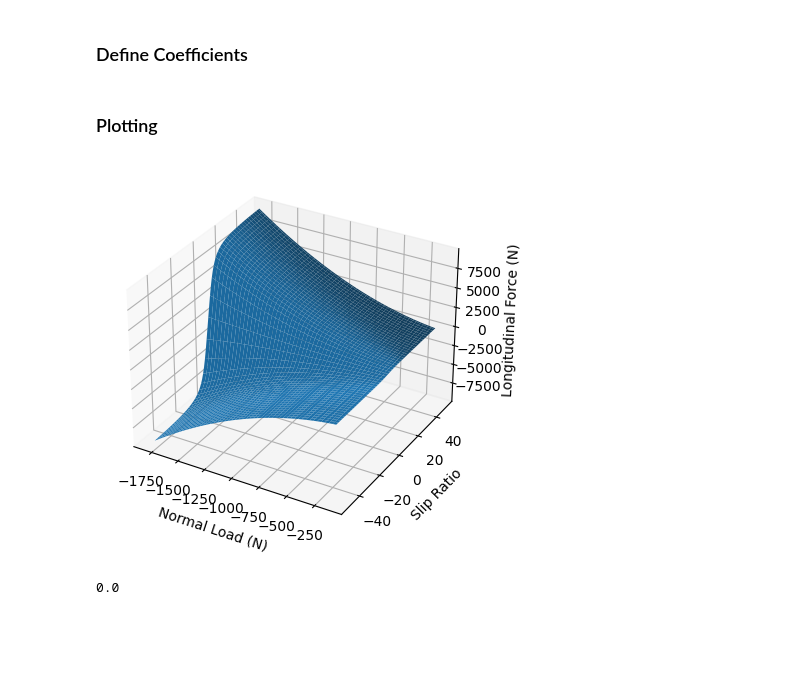
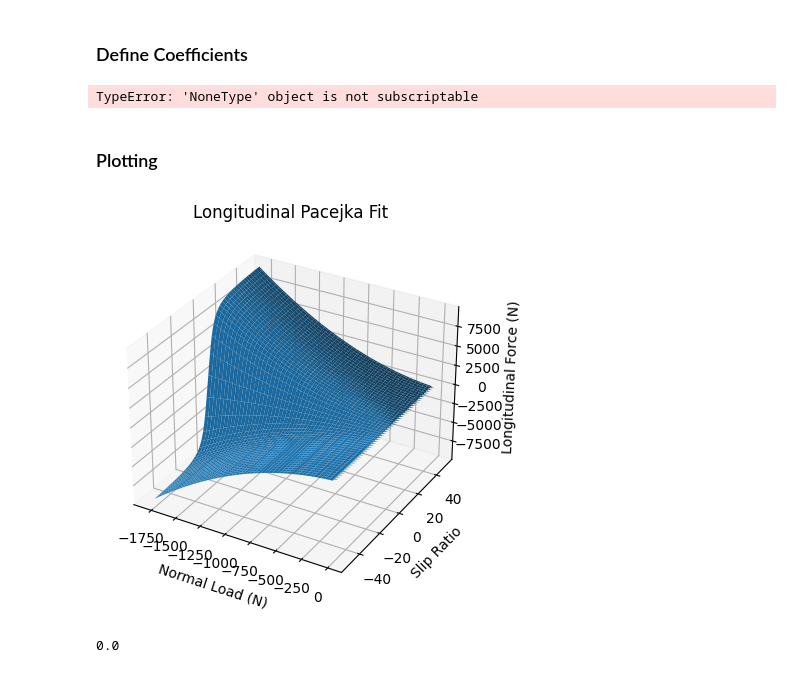
Before and after one commit to rhorvath02/tire_analysis, a Jupyter notebook: fitting/fits/fits/rear_long.ipynb, the cells around one changed output. Saved outputs shown, nothing was run; the diff lists cells and outputs as text; code cells hidden in the pictures; blank space fills up the shorter version.

```diff
--- a/fitting/fits/fits/rear_long.ipynb
+++ b/fitting/fits/fits/rear_long.ipynb
@@ -62,40 +63,45 @@ x_lst = df["FZ"].tolist()
 y_lst = [x * 100 for x in df["SL"].tolist()]
 z_lst = df["FX"].tolist()
 
-# coeffs = [0.3937541182391694, 4000.565626067823, 1099.213711223192, 199.63775272352947, 100.74737649619918, -0.7577632970620142, 1.0873551075590915, 0.0934101472746297, -2.096363666822987, 0.09514776104932565, -0.518114565354183, 1.5026174005554935, 0.23914830384366614, 0.32595818345258964]
+coeffs = [0.3937541182391694, 4000.565626067823, 1099.213711223192, 199.63775272352947, 100.74737649619918, -0.7577632970620142, 1.0873551075590915, 0.0934101472746297, -2.096363666822987, 0.09514776104932565, -0.518114565354183, 1.5026174005554935, 0.23914830384366614, 0.32595818345258964]
 correct_behavior = [0.46024966176377113, 4000.509873697152, 1097.1712081460967, 202.18848632159495, 100.8812198037175, -0.2557010431649166, 0.3066955241461764, 0.011822770671297778, -1.9521015799737094, 0, 0, 0, 0, 0]
 # correct_behavior = [1.1847851643921228, 1999.4071001909376, 1099.351591457873, 100.35588935509399, 100.30768138574598, -0.6430481840387927, 0.2066998423634806, 0.3842837256677387, -2.1307826732464523, 0.2914311314578536, 0.0986299084691391, 0.4355789271042124, 0.17768107586251225, -0.4862380426457774]
 # more accurate but wrong behavior = [0.8748442667479049, 1999.47432054268, 1097.4722565371883, 100.09467828037941, 99.37763450629173, -1.3233273247130537, -1.0987648872844422, 1.4447389157024, -1.9425305997817333, 0.24478890698981337, 0.9258941692529677, 0.799555811930367, 0.07245740120603172, -0.9474970953451091]
 # optimal = [3.2830448569632367, 1.0939113923913848, 1100.6180771718766, -0.11178686386188946, 302.6442498166806, -0.8045716131730001, 2.353276544489225, 0.5608859207990324, -1.2956213374216716, 0.22131751748820938, -0.244664665284625, -2.9176253872586386, -0.05314147446080886, -1.1507389153352072]
+# %% [output]
+TypeError: 'NoneType' object is not subscriptable
 # %% [markdown]
 ### Plotting
 # %%
-model_x_data = np.linspace(-1800, max(x_lst), 1000)
+correct_behavior = [0.46024966176377113, 4000.509873697152, 1097.1712081460967, 202.18848632159495, 100.8812198037175, -0.2557010431649166, 0.3066955241461764, 0.011822770671297778, -1.9521015799737094, 0, 0, 0, 0, 0]
+model_x_data = np.linspace(-1800, 0, 1000)
 model_y_data = np.linspace(-50, 50, 100)
 
 X, Y = np.meshgrid(model_x_data, model_y_data)
 
 fig = plt.figure()
 ax = Axes3D(fig, auto_add_to_figure=False)
 
 Z = fit([X, Y], *correct_behavior)
 
 # print(fit([500, 10], *correct_behavior))
 
 ax = plt.axes(projection='3d')
 
 # ax.scatter3D(x_lst, y_lst, z_lst, cmap='Greens')
 
 fig.add_axes(ax)
 ax.plot_surface(X, Y, Z)
 
 ax.set_xlabel('Normal Load (N)')
 ax.set_ylabel('Slip Ratio')
 ax.set_zlabel('Longitudinal Force (N)')
 
+plt.title("Longitudinal Pacejka Fit")
+
 plt.show()
 # %% [output]
-[figure, old version]
+[figure, new version]
 # %%
 Z = fit([-700, 0], *correct_behavior)
 print(Z)
```
Also changed, not shown: parts of 1 cell of this notebook, 2 other files.
